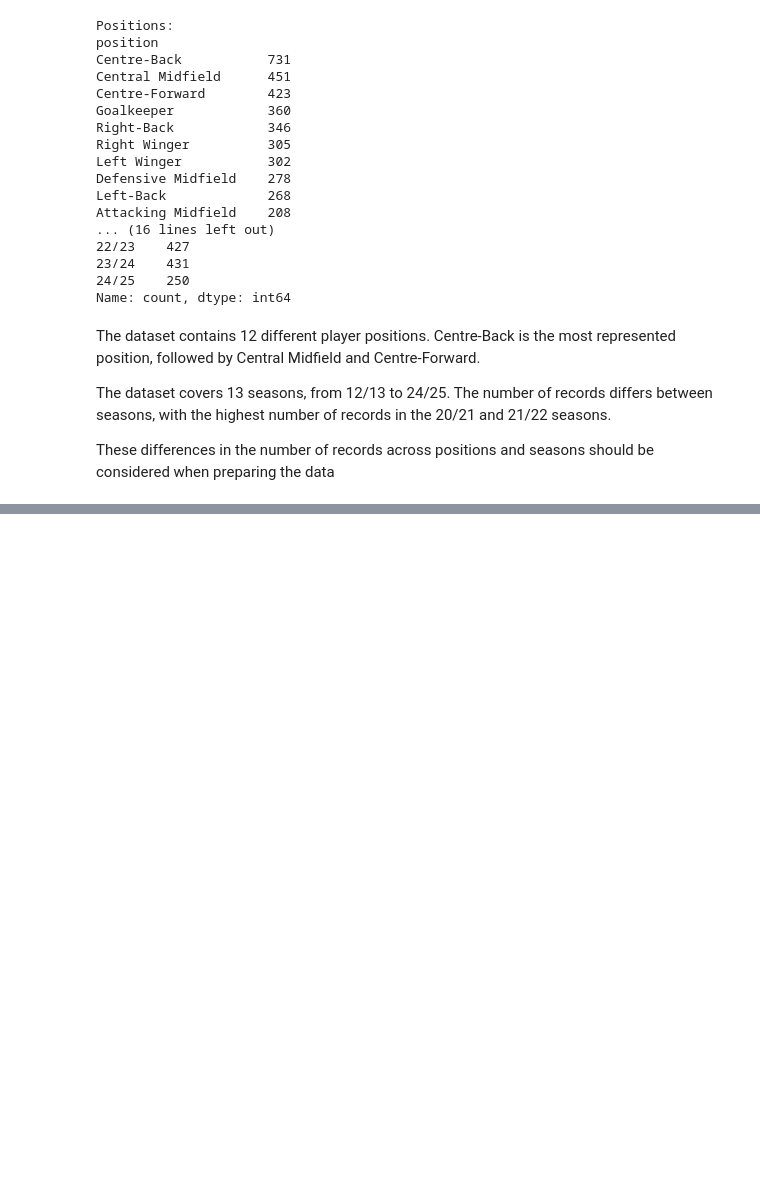
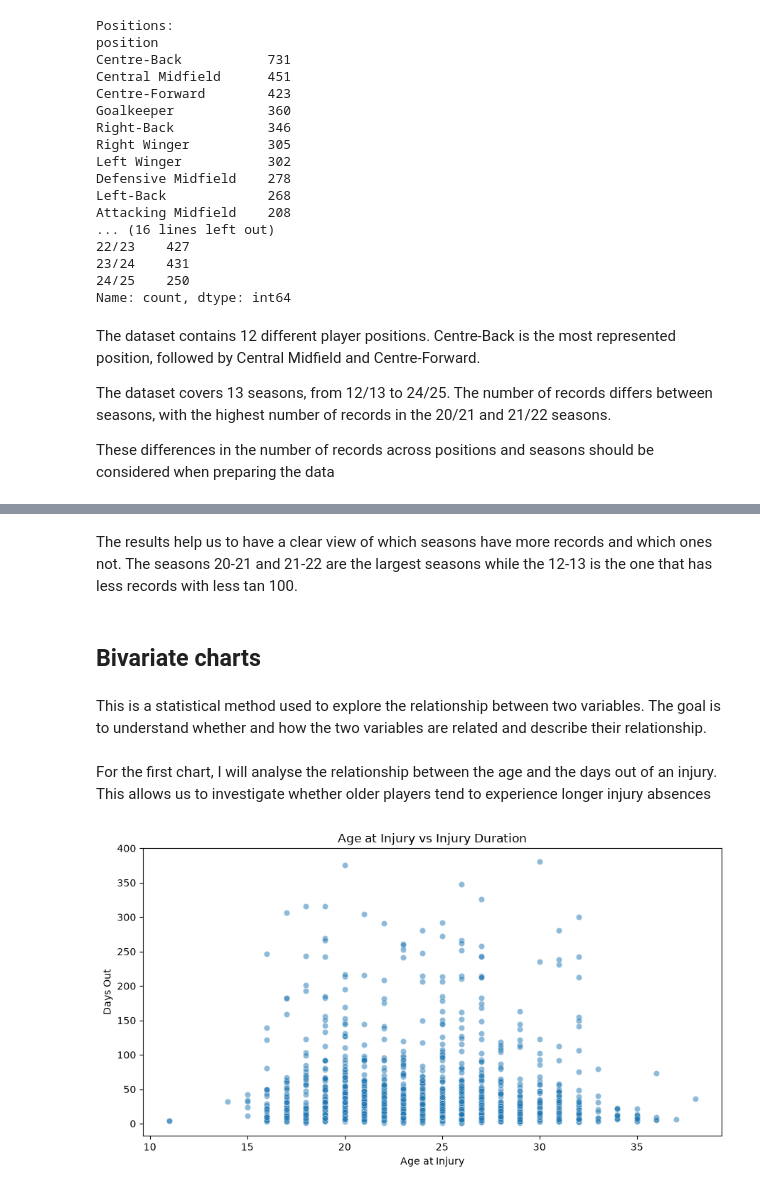
Before and after one commit to carlagalindoo/PlaySafe, a Jupyter notebook: notebooks/EDA.ipynb, the cells around one changed output, grey strips where cells are left out. Cells and saved outputs as stored; diff of their text form; code cells hidden in the pictures; blank space fills up the shorter version.

```diff
--- a/notebooks/EDA.ipynb
+++ b/notebooks/EDA.ipynb
@@ -175,0 +219,26 @@ These differences in the number of records across positions and seasons should b
+# %% [markdown]
+The results help us to have a clear view of which seasons have more records and which ones not. The seasons 20-21 and 21-22 are the largest seasons while the 12-13 is the one that has less records with less tan 100.
+# %% [markdown]
+## Bivariate charts
+# %% [markdown]
+This is a statistical method used to explore the relationship between two variables. The goal is to understand whether and how the two variables are related and describe their relationship.
+# %% [markdown]
+For the first chart, I will analyse the relationship between the age and the days out of an injury. This allows us to investigate whether older players tend to experience longer injury absences
+# %%
+plt.figure(figsize=(9, 5))
+
+sns.scatterplot(
+    data=df,
+    x="age_at_injury",
+    y="days_out",
+    alpha=0.5
+)
+
+plt.title("Age at Injury vs Injury Duration")
+plt.xlabel("Age at Injury")
+plt.ylabel("Days Out")
+
+plt.tight_layout()
+plt.show()
+# %% [output]
+[figure, added]
```
Also changed, not shown: parts of 24 cells of this notebook, 21 other files.
